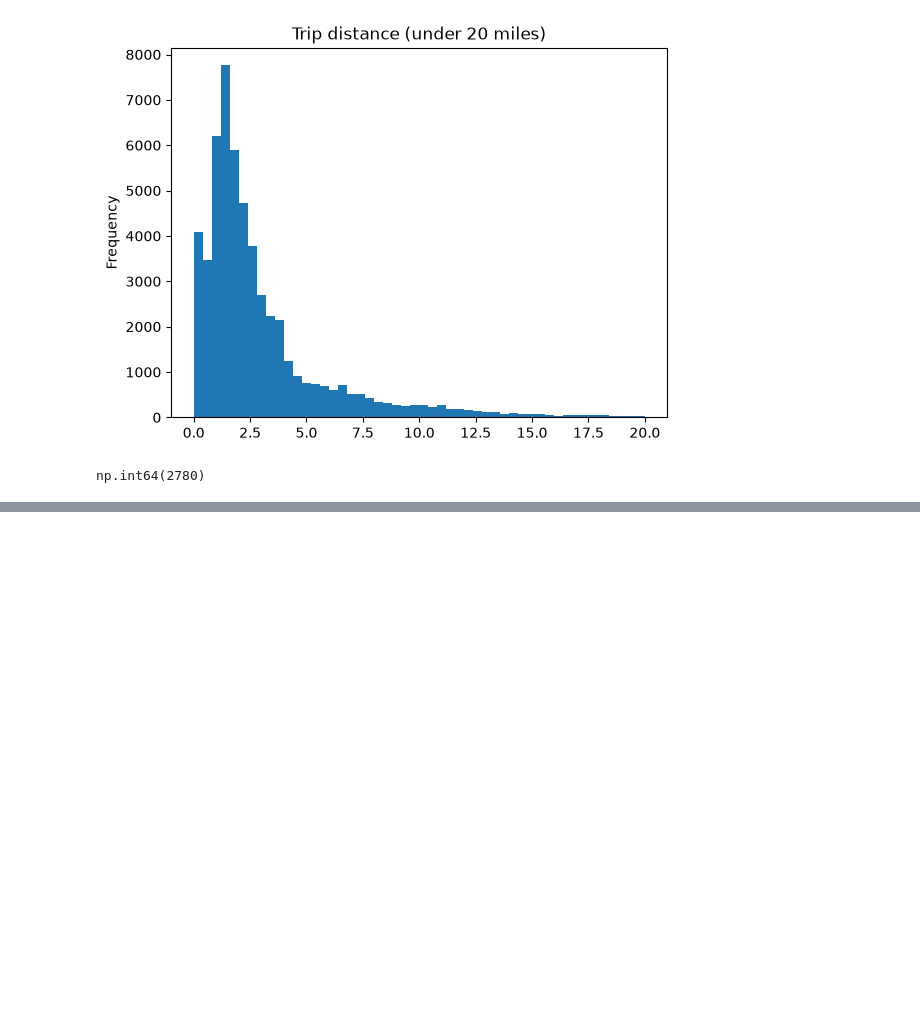
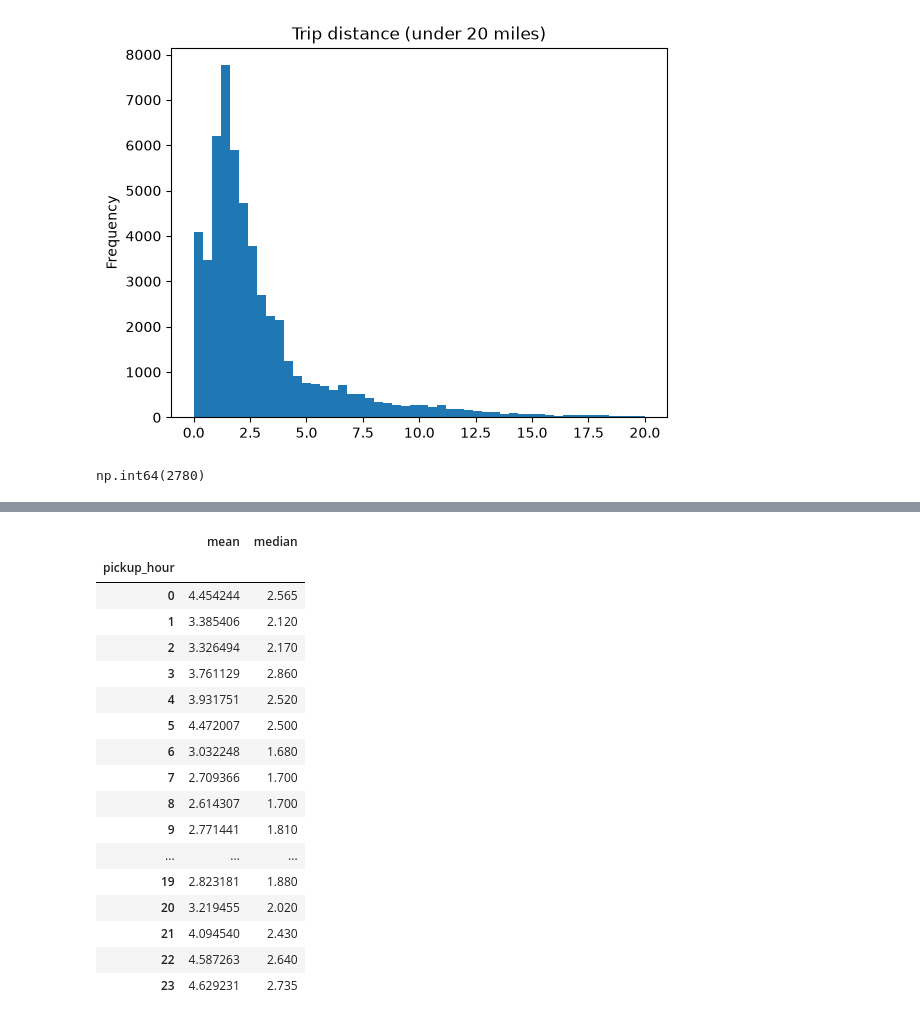
Before and after one commit to ryansapp1206/CS-427, a Jupyter notebook: project 2/project2.ipynb, the cells around one changed output, grey strips where cells are left out. Cells and saved outputs as stored; diff of their text form; code cells hidden in the pictures; blank space fills up the shorter version.

```diff
--- a/project 2/project2.ipynb
+++ b/project 2/project2.ipynb
@@ -48,0 +63,25 @@ np.int64(2780)
+# %%
+trips["pickup_hour"] = trips["lpep_pickup_datetime"].map(lambda t: t.hour)
+# %%
+trips[trips["trip_distance"] < 100].groupby("pickup_hour").trip_distance.agg(["mean", "median"])
+
+# Trips over 100 miles were removed from this table as green taxis only operate within NYC, meaning trips over 100 miles are likely to be data errors.
+# %% [output]
+|  | mean | median |
+| pickup_hour |  |  |
+| 0 | 4.454244 | 2.565 |
+| 1 | 3.385406 | 2.120 |
+| 2 | 3.326494 | 2.170 |
+| 3 | 3.761129 | 2.860 |
+| 4 | 3.931751 | 2.520 |
+| 5 | 4.472007 | 2.500 |
+| 6 | 3.032248 | 1.680 |
+| 7 | 2.709366 | 1.700 |
+| 8 | 2.614307 | 1.700 |
+| 9 | 2.771441 | 1.810 |
+| ... | ... | ... |
+| 19 | 2.823181 | 1.880 |
+| 20 | 3.219455 | 2.020 |
+| 21 | 4.094540 | 2.430 |
+| 22 | 4.587263 | 2.640 |
+| 23 | 4.629231 | 2.735 |
```
Also changed, not shown: parts of 4 cells of this notebook.
